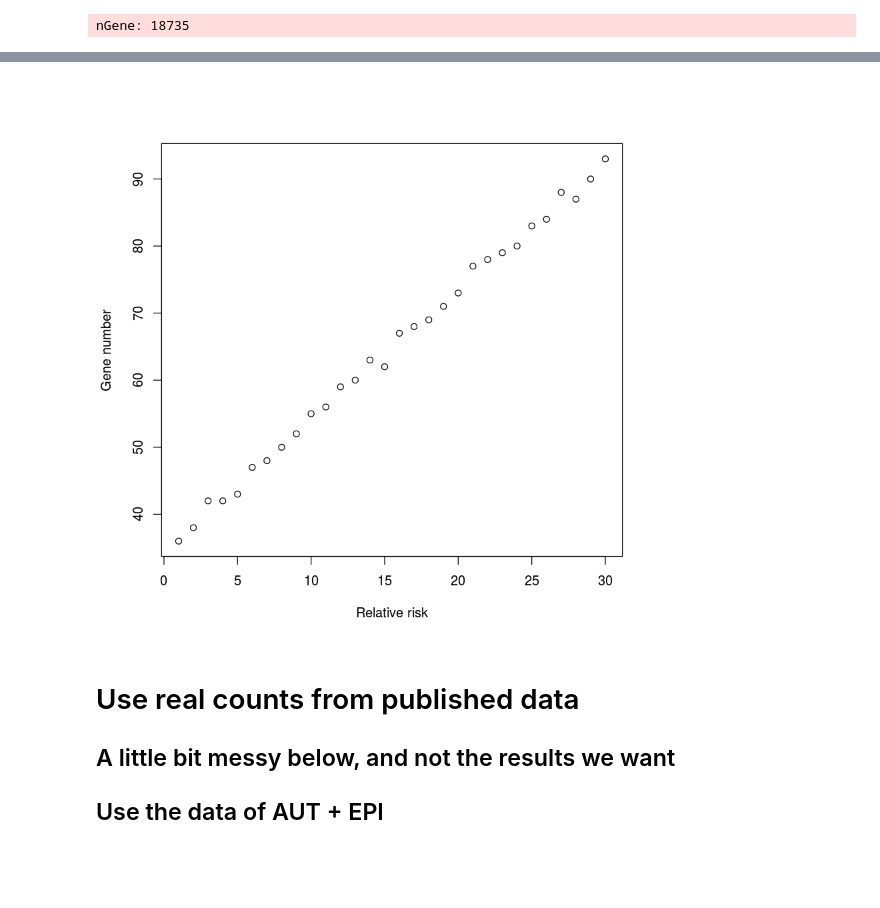
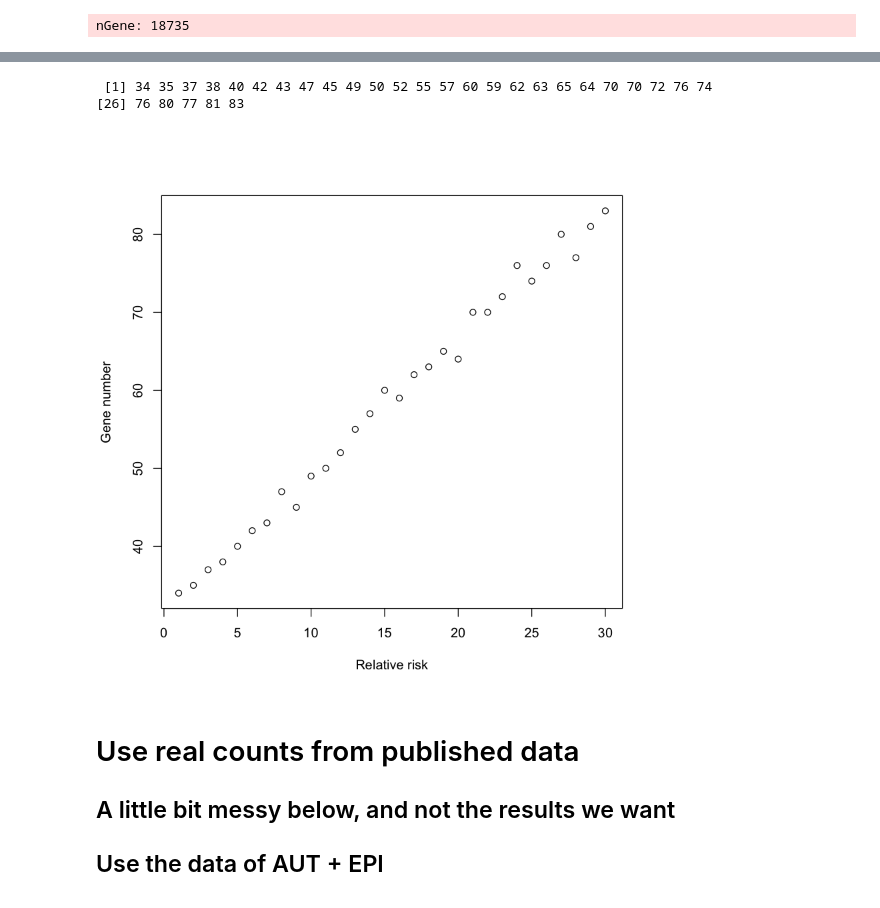
Before and after one commit to hoangtn/extTADA, a Jupyter notebook: test_count_genes.ipynb, the cells around one changed output, grey strips where cells are left out. Saved outputs shown, nothing was run; the diff lists cells and outputs as text; code cells hidden in the pictures; blank space fills up the shorter version.

```diff
--- a/test_count_genes.ipynb
+++ b/test_count_genes.ipynb
@@ -50,7 +50,9 @@ message("nGene: ", nGene)
 
 Ntimes <- 100 ##Do this work Ntimes
 geneCountforPower2 <- NULL
-for (k in 1:Ntimes) {
+geneCountforPowerList2 <- list()
+
+for (kk in 1:Ntimes) {
 
 rrList <- seq(1, 30, by = 1)
 finalResult <- matrix(0, ncol = length(rrList), nrow = nGene)
@@ -77,9 +79,16 @@ for (ii in 1:length(rrList)){
 #apply(finalResult, 2, range)
 t1 <- apply(finalResult, 2, function(x) length(x[x < 0.05]))
 
+    geneCountforPowerList2[[kk]] <- finalResult
+
 geneCountforPower2 <- rbind(geneCountforPower2, t1)
 }
 
 gCount <- ceiling(apply(geneCountforPower2, 2, median))
 # %% [output]
 nGene: 18735
+# %%
+allOut2 <- do.call(rbind, geneCountforPowerList2)
+# %%
+t2 <- t(apply(allOut2, 2, range)) ##Take a look at the smallest p of RR = 1
+t2
@@ -86,9 +112,20 @@ nGene: 18735
+# %%
+alphaThreshold <- t2[1, 1]*10^3 ##Set a threshold using p value of RR = 1
+
+outData <- do.call(rbind, lapply(geneCountforPowerList2, function(x)
+  apply(x, 2, function(y)
+    length(y[y < alphaThreshold]))))
+gCount <- apply(outData, 2, function(x) ceiling(median(x))) ###How many genes with this threshold?
+
+    gCount
+# %% [output]
+ [1] 34 35 37 38 40 42 43 47 45 49 50 52 55 57 60 59 62 63 65 64 70 70 72 76 74
+[26] 76 80 77 81 83
 # %%
-gCount <- ceiling(apply(geneCountforPower2, 2, median))
 
 plot(rrList, gCount, xlab = 'Relative risk', ylab = 'Gene number')
 # %% [output]
-[figure, old version]
+[figure, new version]
 # %% [markdown]
 # Use real counts from published data
 
```
Also changed, not shown: parts of 5 cells of this notebook.
